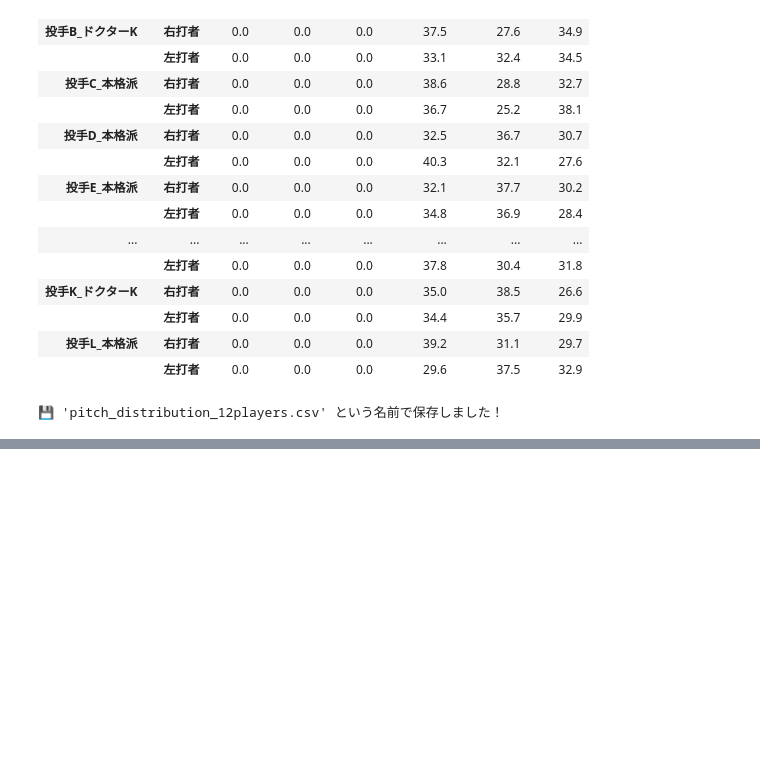
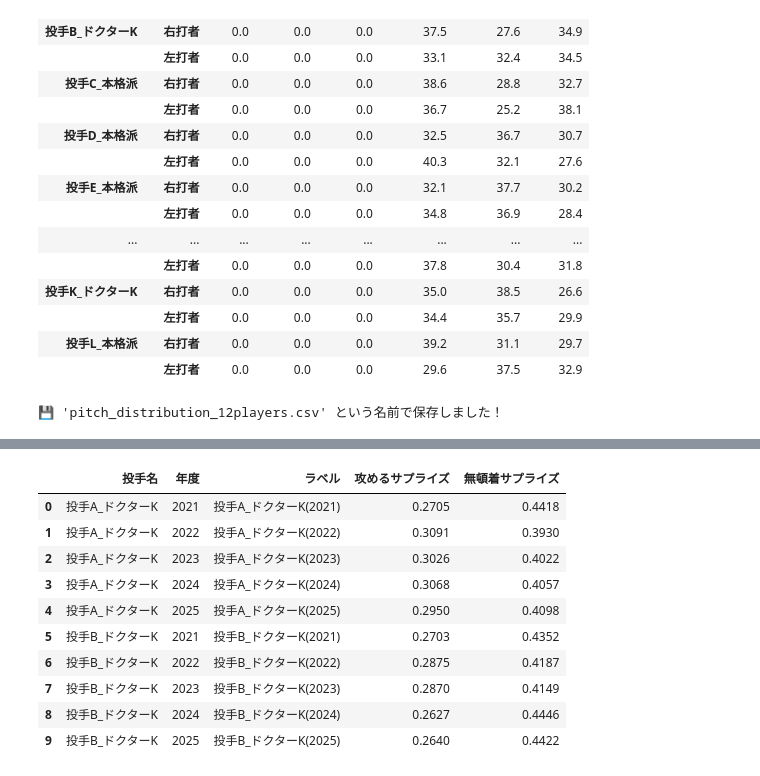
Before and after one commit to igarashiayaka-0127/lecture_sp, a Jupyter notebook: pit/pit.ipynb, the cells around one changed output, grey strips where cells are left out. Drawn from its saved outputs; the diff is of its cells as text; code cells hidden in the pictures; blank space fills up the shorter version.

```diff
--- a/pit/pit.ipynb
+++ b/pit/pit.ipynb
@@ -320,0 +508,75 @@ print(f"\n💾 '{csv_filename}' という名前で保存しました！")
+# %%
+import pandas as pd
+
+# 1. 読み込み
+df_play = pd.read_csv('test_play_info.csv')
+
+print("🧠 年度別サプライズ指数の計算を開始します...")
+
+# ---------------------------------------------------------
+# 2. セオリー定義（全年度まとめて基準を作る）
+# ---------------------------------------------------------
+df_play['count_state'] = 'B' + df_play['pre_ball'].astype(str) + '-' + 'S' + df_play['pre_strike'].astype(str)
+
+league_tendency = df_play.groupby(['count_state', 'pitch_type_name']).size().reset_index(name='count')
+count_totals = df_play.groupby('count_state').size().reset_index(name='total')
+league_tendency = pd.merge(league_tendency, count_totals, on='count_state')
+league_tendency['theory_prob'] = league_tendency['count'] / league_tendency['total']
+
+theory_map = dict(zip(zip(league_tendency['count_state'], league_tendency['pitch_type_name']), league_tendency['theory_prob']))
+
+# ---------------------------------------------------------
+# 3. サプライズ度計算
+# ---------------------------------------------------------
+def calculate_surprise(row):
+    key = (row['count_state'], row['pitch_type_name'])
+    prob = theory_map.get(key, 0)
+    return 1.0 - prob
+
+df_play['surprise_score'] = df_play.apply(calculate_surprise, axis=1)
+
+# 成功フラグ
+df_play['is_success'] = ((df_play['is_swinging_strike'] == 1) | (df_play['is_called_strike'] == 1)).astype(int)
+
+# スコア計算
+df_play['strategic_score'] = df_play['surprise_score'] * df_play['is_success']
+df_play['random_score'] = df_play['surprise_score'] * (1 - df_play['is_success'])
+
+# ---------------------------------------------------------
+# 4. ★ここが変更点：年度ごとに集計
+# ---------------------------------------------------------
+surprise_analysis = []
+
+# 投手名 AND 年度 でグループ化
+grouped = df_play.groupby(['pitcher_name', 'game_year'])
+
+for (p_name, year), group in grouped:
+
+    # 投球数が少なすぎる年（怪我など）は除外してもOK
+    if len(group) < 10:
+        continue
+
+    avg_strategic = group['strategic_score'].mean()
+    avg_random = group['random_score'].mean()
+
+    surprise_analysis.append({
+        '投手名': p_name,
+        '年度': year,
+        'ラベル': f"{p_name}({year})", # グラフで点に名前を出す用
+        '攻めるサプライズ': round(avg_strategic, 4),
+        '無頓着サプライズ': round(avg_random, 4)
+    })
+
+df_surprise_yearly = pd.DataFrame(surprise_analysis)
+
+# ---------------------------------------------------------
+# 5. CSV保存
+# ---------------------------------------------------------
+csv_filename = 'pitcher_surprise_yearly.csv'
+df_surprise_yearly.to_csv(csv_filename, index=False, encoding='utf-8-sig')
+
+print("✅ 計算完了！")
+display(df_surprise_yearly.head(10)) # 最初の10行だけ表示
+print(f"💾 '{csv_filename}' を保存しました。")
+print("   → 1人の投手につき最大5つの点がプロットできるデータになっています！")
+# %% [output]
@@ -320,0 +585,11 @@ print(f"\n💾 '{csv_filename}' という名前で保存しました！")
+|  | 投手名 | 年度 | ラベル | 攻めるサプライズ | 無頓着サプライズ |
+| 0 | 投手A_ドクターK | 2021 | 投手A_ドクターK(2021) | 0.2705 | 0.4418 |
+| 1 | 投手A_ドクターK | 2022 | 投手A_ドクターK(2022) | 0.3091 | 0.3930 |
+| 2 | 投手A_ドクターK | 2023 | 投手A_ドクターK(2023) | 0.3026 | 0.4022 |
+| 3 | 投手A_ドクターK | 2024 | 投手A_ドクターK(2024) | 0.3068 | 0.4057 |
+| 4 | 投手A_ドクターK | 2025 | 投手A_ドクターK(2025) | 0.2950 | 0.4098 |
+| 5 | 投手B_ドクターK | 2021 | 投手B_ドクターK(2021) | 0.2703 | 0.4352 |
+| 6 | 投手B_ドクターK | 2022 | 投手B_ドクターK(2022) | 0.2875 | 0.4187 |
+| 7 | 投手B_ドクターK | 2023 | 投手B_ドクターK(2023) | 0.2870 | 0.4149 |
+| 8 | 投手B_ドクターK | 2024 | 投手B_ドクターK(2024) | 0.2627 | 0.4446 |
+| 9 | 投手B_ドクターK | 2025 | 投手B_ドクターK(2025) | 0.2640 | 0.4422 |
```
Also changed, not shown: parts of 3 cells of this notebook, 1 other file.
